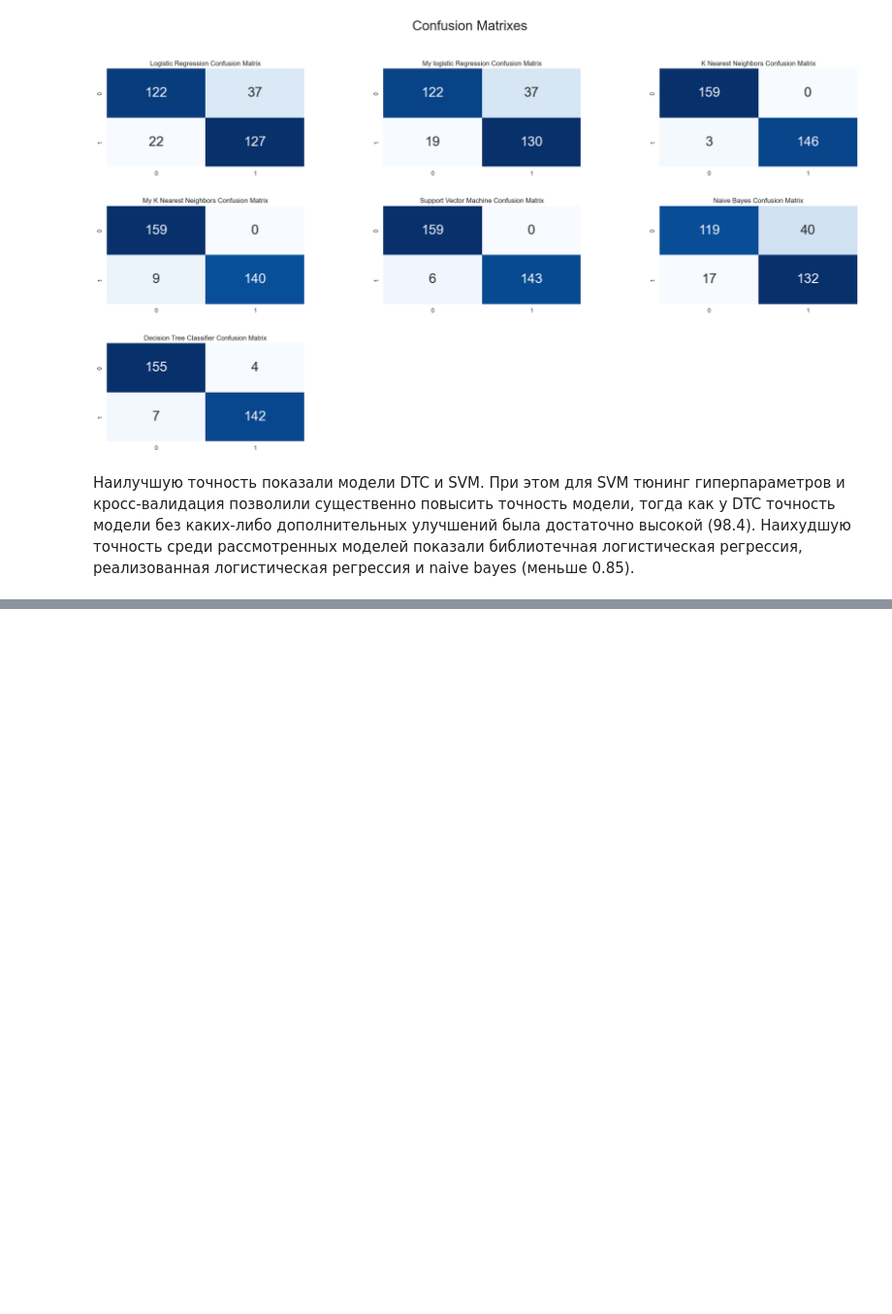
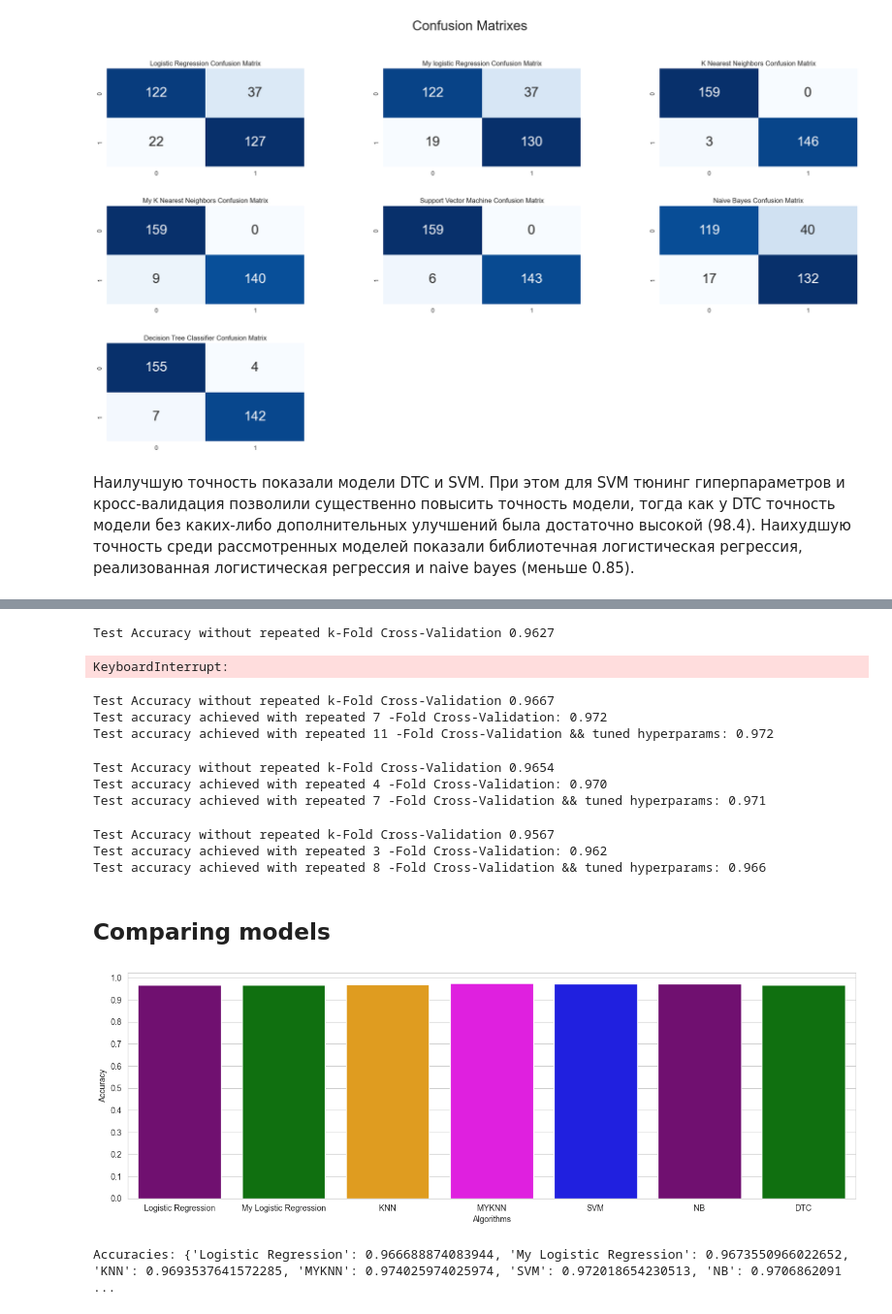
Before and after one commit to katevi/Introduction-to-ML, a Jupyter notebook: lab2/heart_disease_analysis.ipynb, the cells around one changed output, grey strips where cells are left out. Shown at 97% size. Cells and saved outputs as stored; diff of their text form; code cells hidden in the pictures; blank space fills up the shorter version.

```diff
--- a/lab2/heart_disease_analysis.ipynb
+++ b/lab2/heart_disease_analysis.ipynb
@@ -736,0 +836,3 @@ plt.show()
+# %%
+accuracies = {}
+models = {}
@@ -736,0 +886,71 @@ plt.show()
+# %%
+myknn = MyKNeighborsClassifier()
+simple_classification(myknn)
+(accuracy, number_of_folds) = classification_using_cross_val(myknn)
+print('Test accuracy achieved with repeated %d -Fold Cross-Validation: %.3f' % (number_of_folds, accuracy))
+((accuracy, number_of_folds), best_model) = my_knn_using_cross_val_and_tuning_hp()
+print('Test accuracy achieved with repeated %d -Fold Cross-Validation && tuned hyperparams: %.3f' % (number_of_folds, accuracy))
+
+accuracies['MYKNN'] = accuracy
+models['MYKNN'] = best_model
+# %% [output]
+Test Accuracy without repeated k-Fold Cross-Validation 0.9627
+KeyboardInterrupt:
+# %%
+svm = SVC(random_state = 12)
+simple_classification(svm)
+(accuracy, number_of_folds) = classification_using_cross_val(svm)
+print('Test accuracy achieved with repeated %d -Fold Cross-Validation: %.3f' % (number_of_folds, accuracy))
+((accuracy, number_of_folds), best_model) =svm_using_cross_val_and_tuning_hp()
+print('Test accuracy achieved with repeated %d -Fold Cross-Validation && tuned hyperparams: %.3f' % (number_of_folds, accuracy))
+
+accuracies['SVM'] = accuracy
+models['SVM'] = best_model
+# %% [output]
+Test Accuracy without repeated k-Fold Cross-Validation 0.9667
+Test accuracy achieved with repeated 7 -Fold Cross-Validation: 0.972
+Test accuracy achieved with repeated 11 -Fold Cross-Validation && tuned hyperparams: 0.972
+# %%
+nb = GaussianNB()
+simple_classification(nb)
+(accuracy, number_of_folds) = classification_using_cross_val(nb)
+print('Test accuracy achieved with repeated %d -Fold Cross-Validation: %.3f' % (number_of_folds, accuracy))
+((accuracy, number_of_folds), best_model) = nb_using_cross_val_and_tuning_hp()
+print('Test accuracy achieved with repeated %d -Fold Cross-Validation && tuned hyperparams: %.3f' % (number_of_folds, accuracy))
+
+accuracies['NB'] = accuracy
+models['NB'] = best_model
+# %% [output]
+Test Accuracy without repeated k-Fold Cross-Validation 0.9654
+Test accuracy achieved with repeated 4 -Fold Cross-Validation: 0.970
+Test accuracy achieved with repeated 7 -Fold Cross-Validation && tuned hyperparams: 0.971
+# %%
+dtc = DecisionTreeClassifier()
+simple_classification(dtc)
+(accuracy, number_of_folds) = classification_using_cross_val(dtc)
+print('Test accuracy achieved with repeated %d -Fold Cross-Validation: %.3f' % (number_of_folds, accuracy))
+((accuracy, number_of_folds), best_model) = dtc_using_cross_val_and_tuning_hp()
+print('Test accuracy achieved with repeated %d -Fold Cross-Validation && tuned hyperparams: %.3f' % (number_of_folds, accuracy))
+
+accuracies['DTC'] = accuracy
+models['DTC'] = best_model
+# %% [output]
+Test Accuracy without repeated k-Fold Cross-Validation 0.9567
+Test accuracy achieved with repeated 3 -Fold Cross-Validation: 0.962
+Test accuracy achieved with repeated 8 -Fold Cross-Validation && tuned hyperparams: 0.966
+# %% [markdown]
+## Comparing models
+# %%
+colors = ["purple", "green", "orange", "magenta", "blue"]
+
+sns.set_style("whitegrid")
+plt.figure(figsize=(16, 5))
+plt.yticks(np.arange(0, 1.1, 0.1))
+plt.ylabel("Accuracy")
+plt.xlabel("Algorithms")
+sns.barplot(x=list(accuracies.keys()), y=list(accuracies.values()), palette=colors)
+plt.show()
+print('Accuracies:', accuracies)
+# %% [output]
+[figure, added]
+Accuracies: {'Logistic Regression': 0.966688874083944, 'My Logistic Regression': 0.9673550966022652, 'KNN': 0.9693537641572285, 'MYKNN': 0.974025974025974, 'SVM': 0.972018654230513, 'NB': 0.9706862091 ...
```
Also changed, not shown: parts of 10 cells of this notebook.
